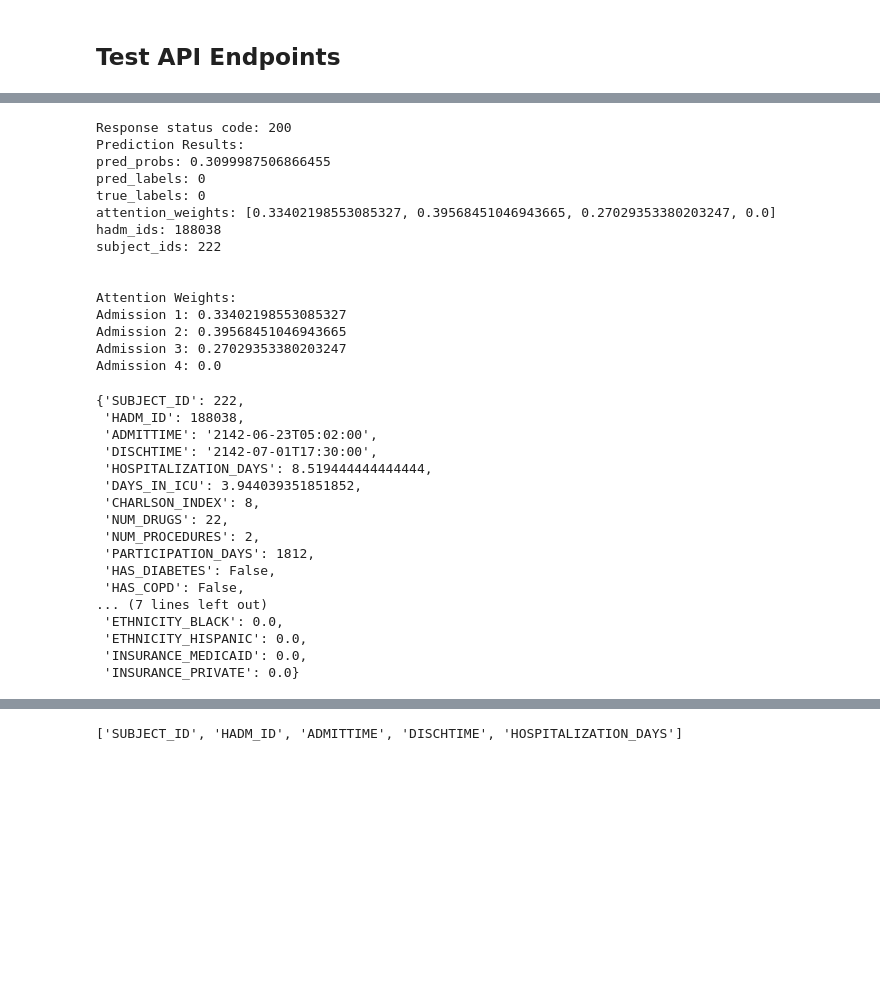
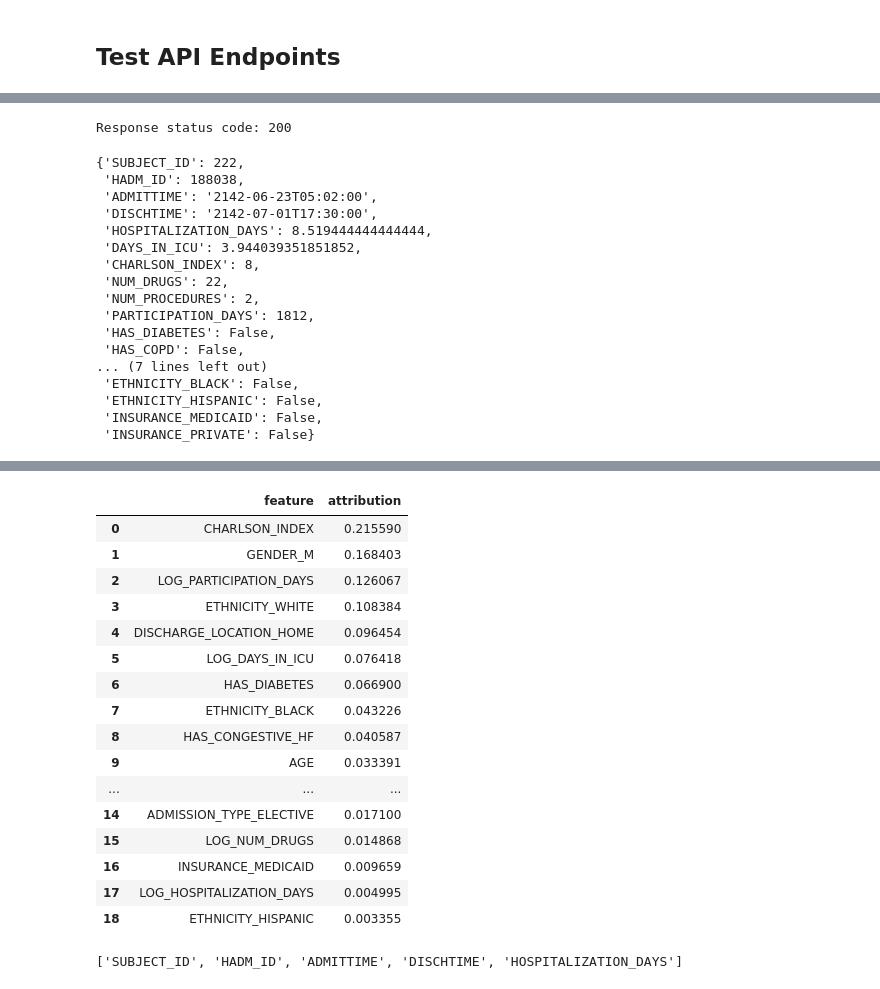
Before and after one commit to LucasVon0645/Master-Thesis--Project-ReadmitAI, a Jupyter notebook: api/notebooks/experiment.ipynb, the cells around one changed output, grey strips where cells are left out. Cells and saved outputs as stored; diff of their text form; code cells hidden in the pictures; blank space fills up the shorter version.

```diff
--- a/api/notebooks/experiment.ipynb
+++ b/api/notebooks/experiment.ipynb
@@ -81,7 +81,7 @@ request_payload_single_patient = {
     "procedures": procedures_single_patient_df.to_dict(orient='records'),
     "prescriptions": prescriptions_single_patient_df.to_dict(orient='records'),
     "patients": patients_metadata_single_patient_df.to_dict(orient='records'),
-    "targets": targets_df_single_patient_df.to_dict(orient='records')
+    "targets": None
 }
 # %% [markdown]
 ## Multiple Patients Data
@@ -208,20 +212,14 @@ response = requests.post(url, headers=headers, data=json.dumps(request_payload_s
 print("Response status code:", response.status_code)
 
 if response.status_code == 200:
-    explanation = response.json()
-    prediction = explanation.get("prediction", {})
-    print("Prediction Results:")
-    for key, value in prediction.items():
-        if value:
-            print(f"{key}: {value[0]}")
-    print("\n\nAttention Weights:")
-    attention_weights = prediction.get("attention_weights", [])
-    if attention_weights:
-        for i, weights in enumerate(attention_weights[0]):
-            print(f"Admission {i+1}: {weights}")
-    else:
-        print("No attention weights available.")
-    input_features = explanation.get("input_features", {})
+    response_dict = response.json()
+    explanation = response_dict.get("explanation", {})
+
+    curr_explanation_df = pd.DataFrame(explanation.get("current_features_attributions", []))
+    past_explanation_df = pd.DataFrame(explanation.get("past_features_attributions", []))
+    split_explanation_dict = explanation.get("feature_attribution_split", {})
+
+    input_features = response_dict.get("input_features", {})
 
     curr = input_features["current"]
     past_df = pd.DataFrame(input_features["past"])
@@ -229,22 +227,11 @@ else:
     print("Error:", response.text)
     curr_df = pd.DataFrame()
     past_df = pd.DataFrame()
+    curr_explanation_df = pd.DataFrame()
+    past_explanation_df = pd.DataFrame()
+    split_explanation_dict = {}
 # %% [output]
 Response status code: 200
-Prediction Results:
-pred_probs: 0.3099987506866455
-pred_labels: 0
-true_labels: 0
-attention_weights: [0.33402198553085327, 0.39568451046943665, 0.27029353380203247, 0.0]
-hadm_ids: 188038
-subject_ids: 222
-
-
-Attention Weights:
-Admission 1: 0.33402198553085327
-Admission 2: 0.39568451046943665
-Admission 3: 0.27029353380203247
-Admission 4: 0.0
 # %%
 curr
 # %% [output]
@@ -261,10 +248,10 @@ curr
  'HAS_DIABETES': False,
  'HAS_COPD': False,
 ... (7 lines left out)
- 'ETHNICITY_BLACK': 0.0,
- 'ETHNICITY_HISPANIC': 0.0,
- 'INSURANCE_MEDICAID': 0.0,
- 'INSURANCE_PRIVATE': 0.0}
+ 'ETHNICITY_BLACK': False,
+ 'ETHNICITY_HISPANIC': False,
+ 'INSURANCE_MEDICAID': False,
+ 'INSURANCE_PRIVATE': False}
 # %%
 past_df
 # %% [output]
@@ -272,6 +259,26 @@ past_df
 | 0 | 222 | 145243 | 2137-07-15T15:31:00 | 2137-07-17T12:00:00 | 1.853472 | 1.899444 | 4 | ... |
 | 1 | 222 | 105083 | 2141-02-18T23:10:00 | 2141-02-21T15:50:00 | 2.694444 | 1.545637 | 5 | ... |
 | 2 | 222 | 137006 | 2142-06-11T07:15:00 | 2142-06-19T12:30:00 | 8.218750 | 3.182025 | 13 | ... |
+# %%
+curr_explanation_df
+# %% [output]
+|  | feature | attribution |
+| 0 | CHARLSON_INDEX | 0.215590 |
+| 1 | GENDER_M | 0.168403 |
+| 2 | LOG_PARTICIPATION_DAYS | 0.126067 |
+| 3 | ETHNICITY_WHITE | 0.108384 |
+| 4 | DISCHARGE_LOCATION_HOME | 0.096454 |
+| 5 | LOG_DAYS_IN_ICU | 0.076418 |
+| 6 | HAS_DIABETES | 0.066900 |
+| 7 | ETHNICITY_BLACK | 0.043226 |
+| 8 | HAS_CONGESTIVE_HF | 0.040587 |
+| 9 | AGE | 0.033391 |
+| ... | ... | ... |
+| 14 | ADMISSION_TYPE_ELECTIVE | 0.017100 |
+| 15 | LOG_NUM_DRUGS | 0.014868 |
+| 16 | INSURANCE_MEDICAID | 0.009659 |
+| 17 | LOG_HOSPITALIZATION_DAYS | 0.004995 |
+| 18 | ETHNICITY_HISPANIC | 0.003355 |
 # %%
 from recurrent_health_events_prediction.visualization.utils import plot_subject_evolution
 
```
Also changed, not shown: parts of 10 cells of this notebook, 3 other files.
